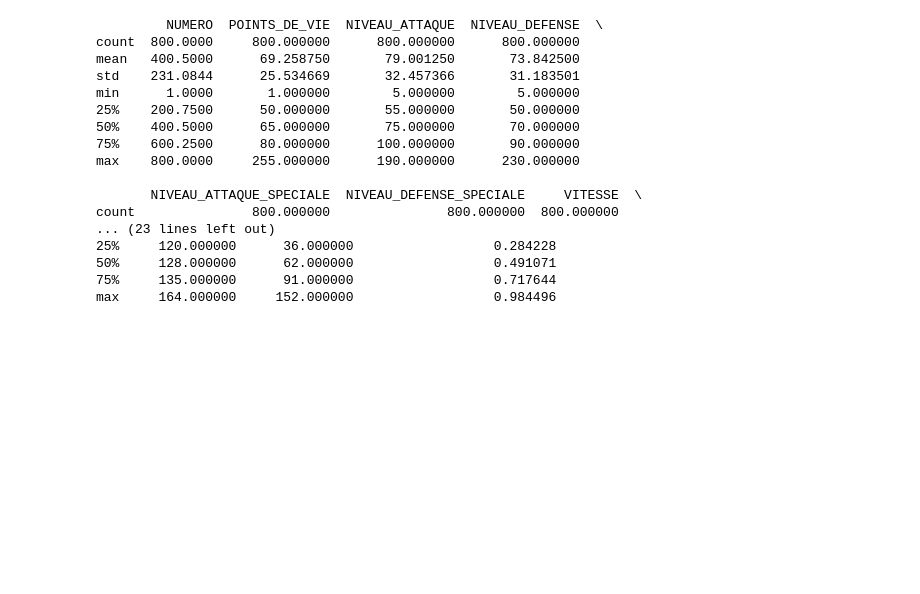
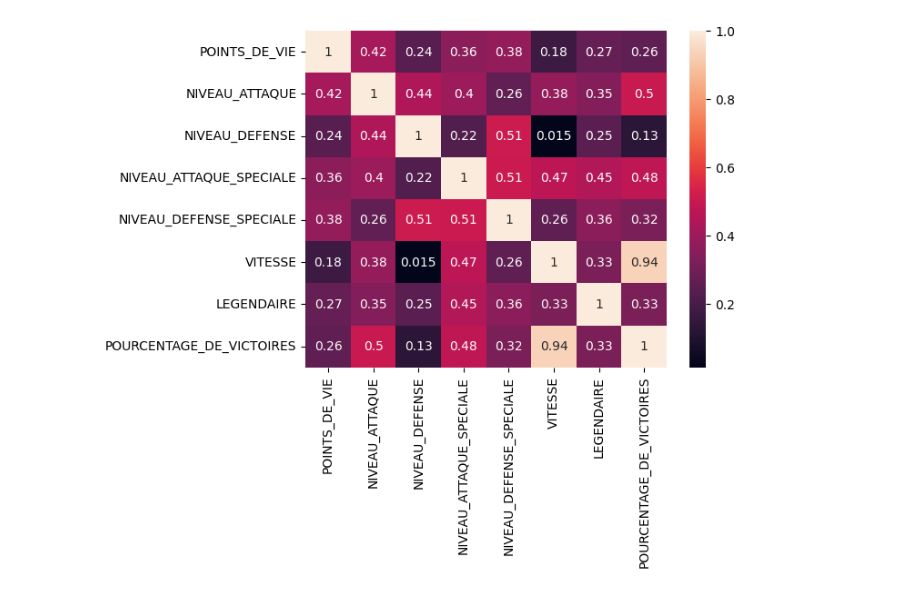
Before and after one commit to cegep-momo/atelier-ml-SamyMZA, a Jupyter notebook: apprentissage/partie1_2.ipynb, the cells around one changed output. Cells and saved outputs as stored; diff of their text form; code cells hidden in the pictures; blank space fills up the shorter version.

```diff
--- a/apprentissage/partie1_2.ipynb
+++ b/apprentissage/partie1_2.ipynb
@@ -43,48 +43,64 @@ nbFoisPremierePosition = combats.groupby('Premier_Pokemon').count()
 #print(nbFoisPremierePosition)
 
 nbFoisSecondePosition = combats.groupby('Second_Pokemon').count()
 #print(nbFoisSecondePosition)
 
 nombreTotalDeCombats = nbFoisPremierePosition + nbFoisSecondePosition
 #print(nombreTotalDeCombats)
 
 nombreDeVictoires = combats.groupby('Pokemon_Gagnant').count()
 #print(nombreDeVictoires)
 
 
 listeAAgreger = combats.groupby('Pokemon_Gagnant').count()
 listeAAgreger.sort_index()
 
 #On ajoute le nombre de combats
 listeAAgreger['NBR_COMBATS'] = nbFoisPremierePosition.Pokemon_Gagnant + nbFoisSecondePosition.Pokemon_Gagnant
 
 #On ajoute le nombre de victoires
 listeAAgreger['NBR_VICTOIRES'] = nombreDeVictoires.Premier_Pokemon
 
 #On calcule le pourcentage de victoires
 listeAAgreger['POURCENTAGE_DE_VICTOIRES'] = nombreDeVictoires.Premier_Pokemon / (nbFoisPremierePosition.Pokemon_Gagnant + nbFoisSecondePosition.Pokemon_Gagnant)
 
 #On affiche la nouvelle liste
 #print(listeAAgreger)
 
 
 nouveauPokedex = nosPokemonsClean.merge(listeAAgreger, left_on='NUMERO', right_index = True, how='left')
-print(nouveauPokedex.describe())
+#print(nouveauPokedex.describe())
+
+import matplotlib.pyplot as plt
+import seaborn as sns
+
+#axe_X = sns.countplot(x="TYPE_1", hue="LEGENDAIRE", data=nouveauPokedex)
+#plt.xticks(rotation= 90)
+#plt.xlabel('TYPE_1')
+#plt.ylabel('Total ')
+#plt.title("POKEMONS DE TYPE_1")
+#plt.show()
+
+#axe_X = sns.countplot(x="TYPE_2", hue="LEGENDAIRE", data=nouveauPokedex)
+#plt.xticks(rotation= 90)
+#plt.xlabel('TYPE_2')
+#plt.ylabel('Total ')
+#plt.title("POKEMONS DE TYPE_2")
+#plt.show()
+
+#print(nouveauPokedex.groupby('TYPE_1').agg({"POURCENTAGE_DE_VICTOIRES": "mean"}).sort_values(by = "POURCENTAGE_DE_VICTOIRES"))
+
+corr = nouveauPokedex.loc[:,['POINTS_DE_VIE','NIVEAU_ATTAQUE',
+'NIVEAU_DEFENSE','NIVEAU_ATTAQUE_SPECIALE','NIVEAU_DEFENSE_SPECIALE',
+'VITESSE','LEGENDAIRE','POURCENTAGE_DE_VICTOIRES']].corr()
+
+sns.heatmap(corr,
+xticklabels=corr.columns,
+yticklabels=corr.columns, annot=True)
+plt.show()
+
+#Sauvegarde du Dataframe Pokedex
+dataset = nouveauPokedex
+dataset.to_csv("datas/dataset.csv", sep='\t')
 # %% [output]
-         NUMERO  POINTS_DE_VIE  NIVEAU_ATTAQUE  NIVEAU_DEFENSE  \
-count  800.0000     800.000000      800.000000      800.000000
-mean   400.5000      69.258750       79.001250       73.842500
-std    231.0844      25.534669       32.457366       31.183501
-min      1.0000       1.000000        5.000000        5.000000
-25%    200.7500      50.000000       55.000000       50.000000
-50%    400.5000      65.000000       75.000000       70.000000
-75%    600.2500      80.000000      100.000000       90.000000
-max    800.0000     255.000000      190.000000      230.000000
-
-       NIVEAU_ATTAQUE_SPECIALE  NIVEAU_DEFENSE_SPECIALE     VITESSE  \
-count               800.000000               800.000000  800.000000
-... (23 lines left out)
-25%     120.000000      36.000000                  0.284228
-50%     128.000000      62.000000                  0.491071
-75%     135.000000      91.000000                  0.717644
-max     164.000000     152.000000                  0.984496
+[figure, added]
```
Also changed, not shown: 4 other files.
